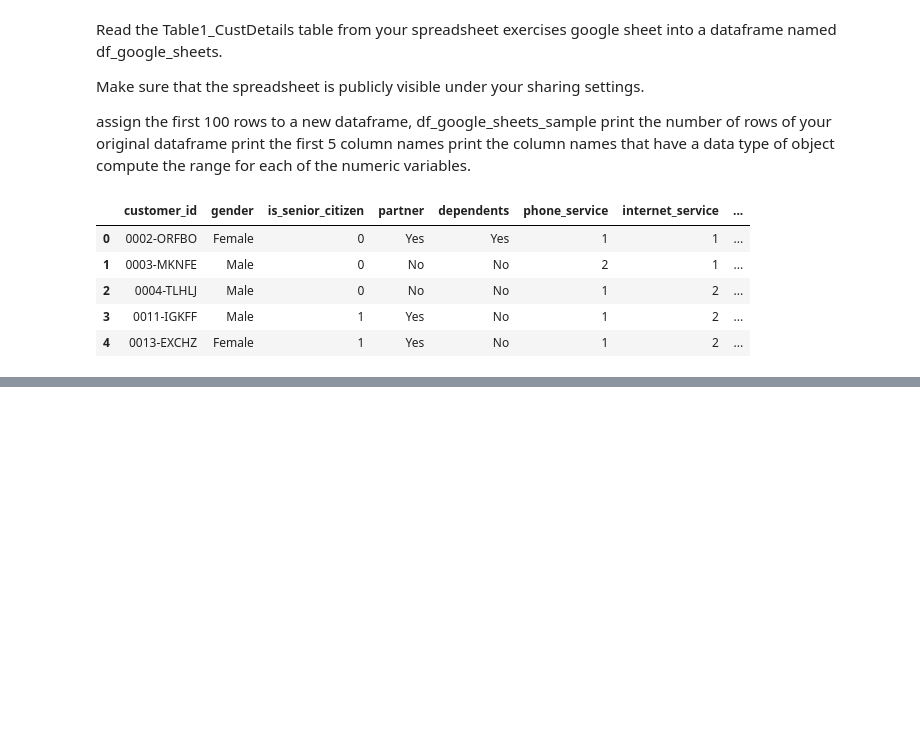
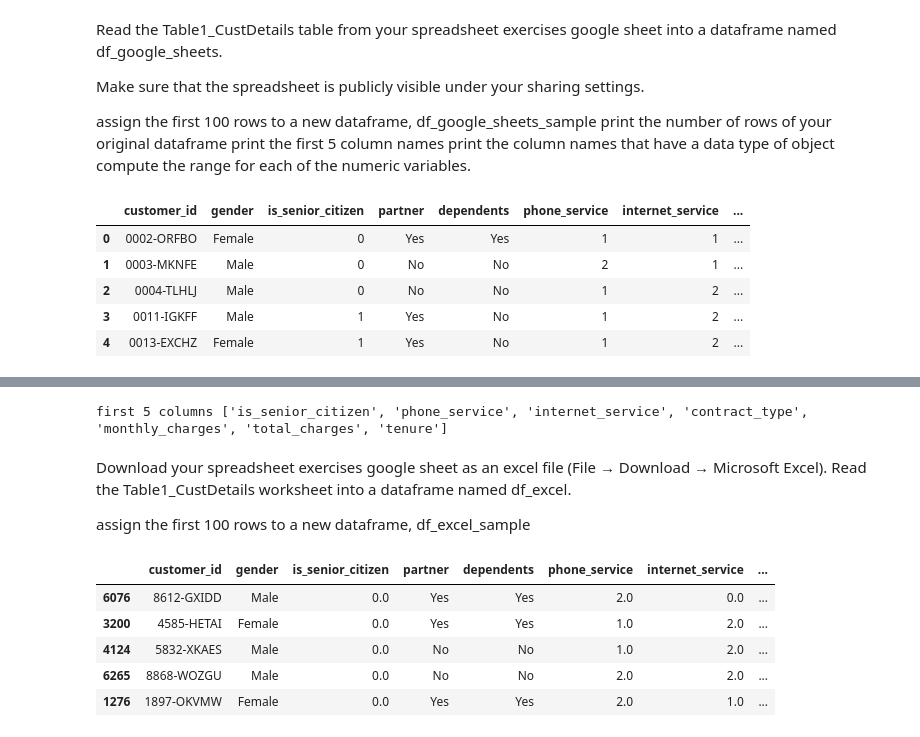
Before and after one commit to lincolnmuriithi11/classification-exercises, a Jupyter notebook: classification_exercises.ipynb, the cells around one changed output, grey strips where cells are left out. Saved outputs shown, nothing was run; the diff lists cells and outputs as text; code cells hidden in the pictures; blank space fills up the shorter version.

```diff
--- a/classification_exercises.ipynb
+++ b/classification_exercises.ipynb
@@ -112,0 +152,19 @@ df_google_sheets_sample
+# %%
+print (f"first 5 columns", list(df_google_sheets.select_dtypes(exclude = "object")))
+# %% [output]
+first 5 columns ['is_senior_citizen', 'phone_service', 'internet_service', 'contract_type', 'monthly_charges', 'total_charges', 'tenure']
+# %% [markdown]
+Download your spreadsheet exercises google sheet as an excel file (File → Download → Microsoft Excel). Read the Table1_CustDetails worksheet into a dataframe named df_excel.
+
+assign the first 100 rows to a new dataframe, df_excel_sample
+# %%
+df_excel = pd.read_excel("Telco_exercises.xlsx")
+df_excel_sample = df_excel.sample(100)
+df_excel_sample.head()
+# %% [output]
+|  | customer_id | gender | is_senior_citizen | partner | dependents | phone_service | internet_service | ... |
+| 6076 | 8612-GXIDD | Male | 0.0 | Yes | Yes | 2.0 | 0.0 | ... |
+| 3200 | 4585-HETAI | Female | 0.0 | Yes | Yes | 1.0 | 2.0 | ... |
+| 4124 | 5832-XKAES | Male | 0.0 | No | No | 1.0 | 2.0 | ... |
+| 6265 | 8868-WOZGU | Male | 0.0 | No | No | 2.0 | 2.0 | ... |
+| 1276 | 1897-OKVMW | Female | 0.0 | Yes | Yes | 2.0 | 1.0 | ... |
```
Also changed, not shown: parts of 33 cells of this notebook.
